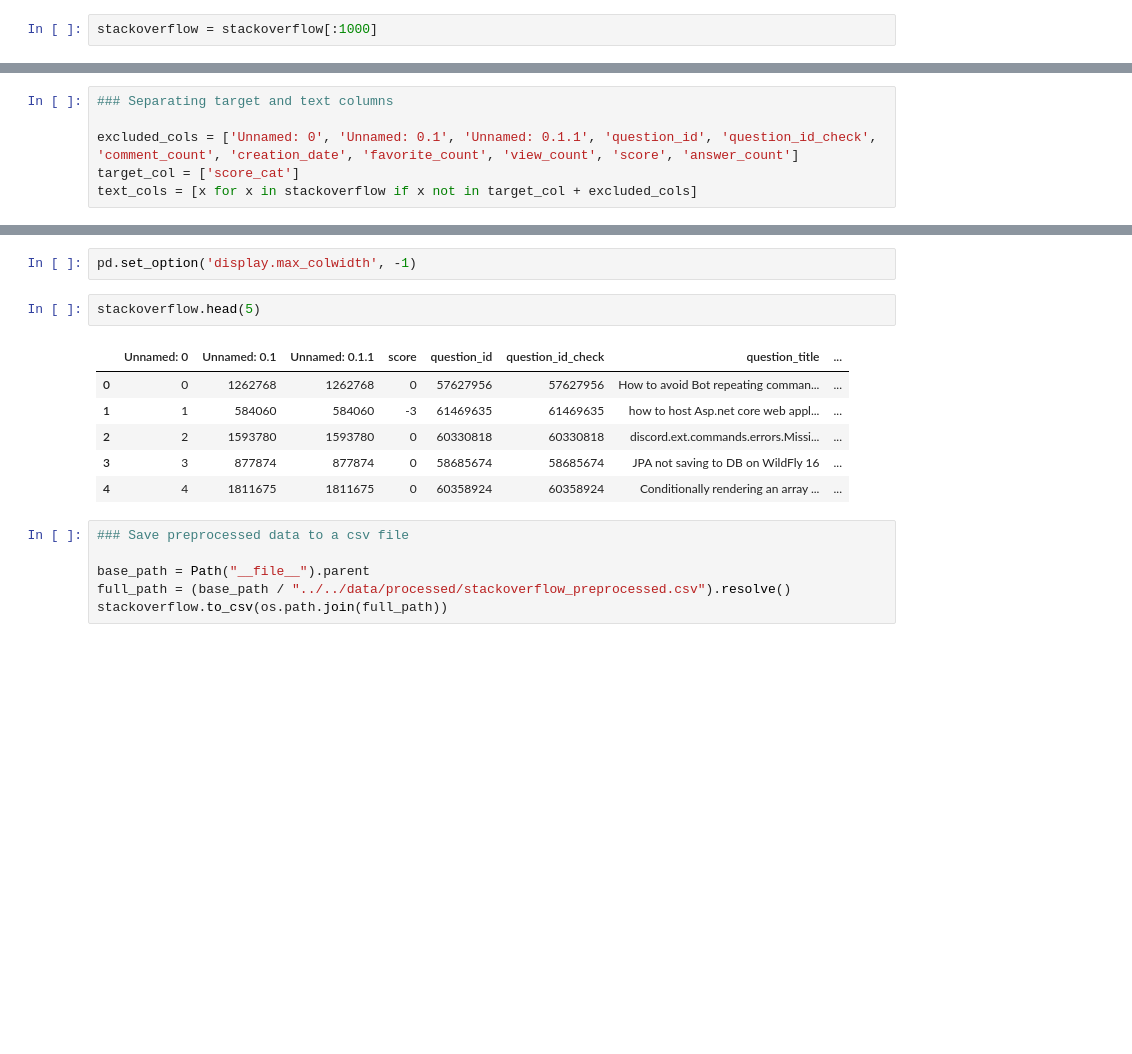
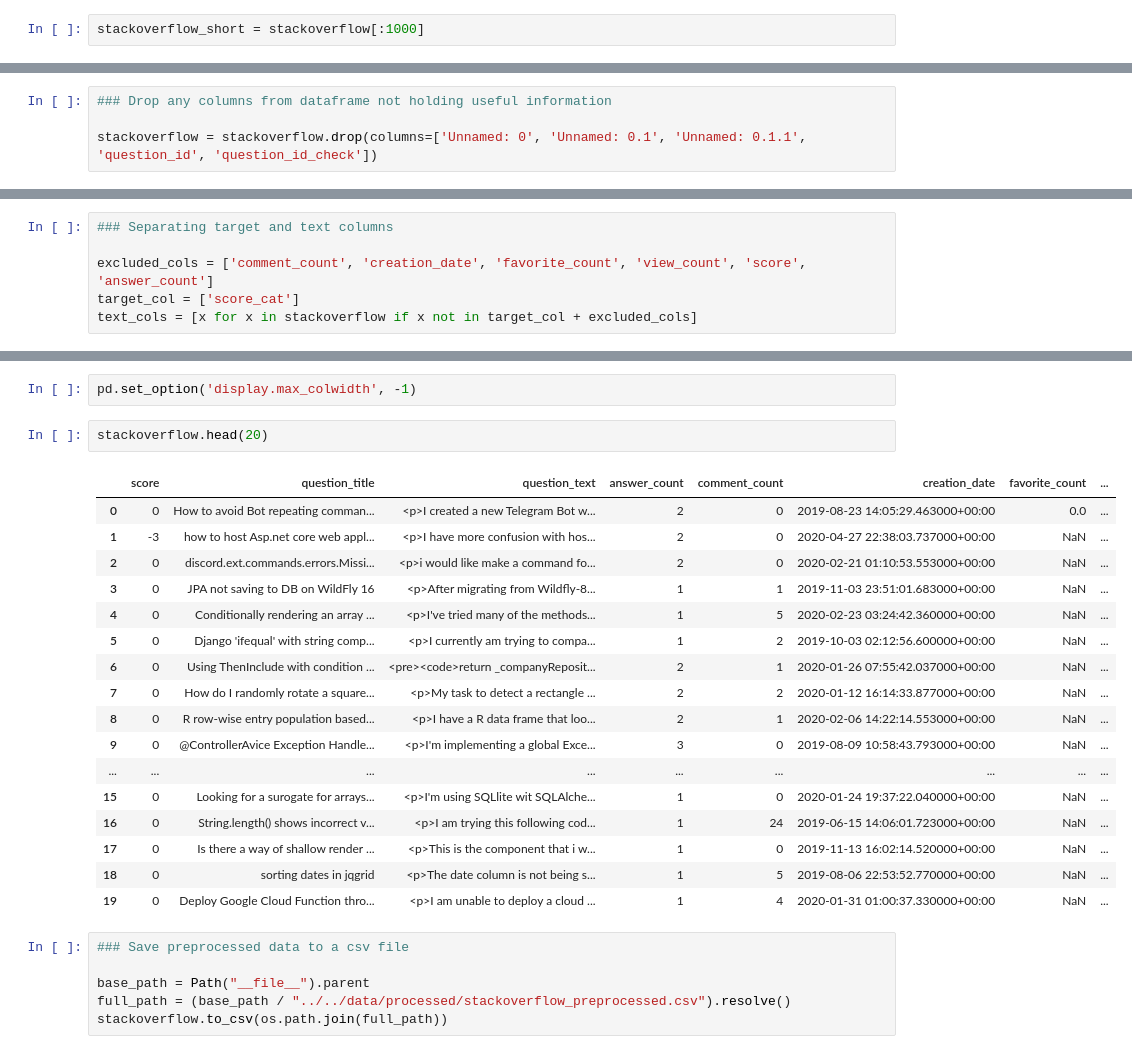
Before and after one commit to HDMax93/FrauenLoop_NLP_Project_2020, a Jupyter notebook: src/data/preprocessing.ipynb, the cells around one changed output, grey strips where cells are left out. Saved outputs shown, nothing was run; the diff lists cells and outputs as text; blank space fills up the shorter version.

```diff
--- a/src/data/preprocessing.ipynb
+++ b/src/data/preprocessing.ipynb
@@ -55,7 +53,7 @@ stackoverflow.shape
 # %% [output]
 (30000, 16)
 # %%
-stackoverflow = stackoverflow[:1000]
+stackoverflow_short = stackoverflow[:1000]
 # %%
 stackoverflow.head()
 # %% [output]
@@ -65,6 +63,10 @@ stackoverflow.head()
 | 2 | 2 | 1593780 | 1593780 | 0 | 60330818 | 60330818 | discord.ext.commands.errors.Missi... | ... |
 | 3 | 3 | 877874 | 877874 | 0 | 58685674 | 58685674 | JPA not saving to DB on WildFly 16 | ... |
 | 4 | 4 | 1811675 | 1811675 | 0 | 60358924 | 60358924 | Conditionally rendering an array ... | ... |
+# %%
+### Drop any columns from dataframe not holding useful information
+
+stackoverflow = stackoverflow.drop(columns=['Unnamed: 0', 'Unnamed: 0.1', 'Unnamed: 0.1.1', 'question_id', 'question_id_check'])
 # %%
 stackoverflow.info()
 # %% [output]
@@ -181,7 +184,7 @@ preprocessor(example_sentence)
 # %%
 ### Separating target and text columns
 
-excluded_cols = ['Unnamed: 0', 'Unnamed: 0.1', 'Unnamed: 0.1.1', 'question_id', 'question_id_check', 'comment_count', 'creation_date', 'favorite_count', 'view_count', 'score', 'answer_count']
+excluded_cols = ['comment_count', 'creation_date', 'favorite_count', 'view_count', 'score', 'answer_count']
 target_col = ['score_cat']
 text_cols = [x for x in stackoverflow if x not in target_col + excluded_cols]
 # %%
@@ -197,14 +200,25 @@ for var_name in text_cols:
 # %%
 pd.set_option('display.max_colwidth', -1)
 # %%
-stackoverflow.head(5)
+stackoverflow.head(20)
 # %% [output]
-|  | Unnamed: 0 | Unnamed: 0.1 | Unnamed: 0.1.1 | score | question_id | question_id_check | question_title | ... |
-| 0 | 0 | 1262768 | 1262768 | 0 | 57627956 | 57627956 | How to avoid Bot repeating comman... | ... |
-| 1 | 1 | 584060 | 584060 | -3 | 61469635 | 61469635 | how to host Asp.net core web appl... | ... |
-| 2 | 2 | 1593780 | 1593780 | 0 | 60330818 | 60330818 | discord.ext.commands.errors.Missi... | ... |
-| 3 | 3 | 877874 | 877874 | 0 | 58685674 | 58685674 | JPA not saving to DB on WildFly 16 | ... |
-| 4 | 4 | 1811675 | 1811675 | 0 | 60358924 | 60358924 | Conditionally rendering an array ... | ... |
+|  | score | question_title | question_text | answer_count | comment_count | creation_date | favorite_count | ... |
+| 0 | 0 | How to avoid Bot repeating comman... | <p>I created a new Telegram Bot w... | 2 | 0 | 2019-08-23 14:05:29.463000+00:00 | 0.0 | ... |
+| 1 | -3 | how to host Asp.net core web appl... | <p>I have more confusion with hos... | 2 | 0 | 2020-04-27 22:38:03.737000+00:00 | NaN | ... |
+| 2 | 0 | discord.ext.commands.errors.Missi... | <p>i would like make a command fo... | 2 | 0 | 2020-02-21 01:10:53.553000+00:00 | NaN | ... |
+| 3 | 0 | JPA not saving to DB on WildFly 16 | <p>After migrating from Wildfly-8... | 1 | 1 | 2019-11-03 23:51:01.683000+00:00 | NaN | ... |
+| 4 | 0 | Conditionally rendering an array ... | <p>I've tried many of the methods... | 1 | 5 | 2020-02-23 03:24:42.360000+00:00 | NaN | ... |
+| 5 | 0 | Django 'ifequal' with string comp... | <p>I currently am trying to compa... | 1 | 2 | 2019-10-03 02:12:56.600000+00:00 | NaN | ... |
+| 6 | 0 | Using ThenInclude with condition ... | <pre><code>return _companyReposit... | 2 | 1 | 2020-01-26 07:55:42.037000+00:00 | NaN | ... |
+| 7 | 0 | How do I randomly rotate a square... | <p>My task to detect a rectangle ... | 2 | 2 | 2020-01-12 16:14:33.877000+00:00 | NaN | ... |
+| 8 | 0 | R row-wise entry population based... | <p>I have a R data frame that loo... | 2 | 1 | 2020-02-06 14:22:14.553000+00:00 | NaN | ... |
+| 9 | 0 | @ControllerAvice Exception Handle... | <p>I'm implementing a global Exce... | 3 | 0 | 2019-08-09 10:58:43.793000+00:00 | NaN | ... |
+| ... | ... | ... | ... | ... | ... | ... | ... | ... |
+| 15 | 0 | Looking for a surogate for arrays... | <p>I'm using SQLlite wit SQLAlche... | 1 | 0 | 2020-01-24 19:37:22.040000+00:00 | NaN | ... |
+| 16 | 0 | String.length() shows incorrect v... | <p>I am trying this following cod... | 1 | 24 | 2019-06-15 14:06:01.723000+00:00 | NaN | ... |
+| 17 | 0 | Is there a way of shallow render ... | <p>This is the component that i w... | 1 | 0 | 2019-11-13 16:02:14.520000+00:00 | NaN | ... |
+| 18 | 0 | sorting dates in jqgrid | <p>The date column is not being s... | 1 | 5 | 2019-08-06 22:53:52.770000+00:00 | NaN | ... |
+| 19 | 0 | Deploy Google Cloud Function thro... | <p>I am unable to deploy a cloud ... | 1 | 4 | 2020-01-31 01:00:37.330000+00:00 | NaN | ... |
 # %%
 ### Save preprocessed data to a csv file
 
```
Also changed, not shown: parts of 4 cells of this notebook.
